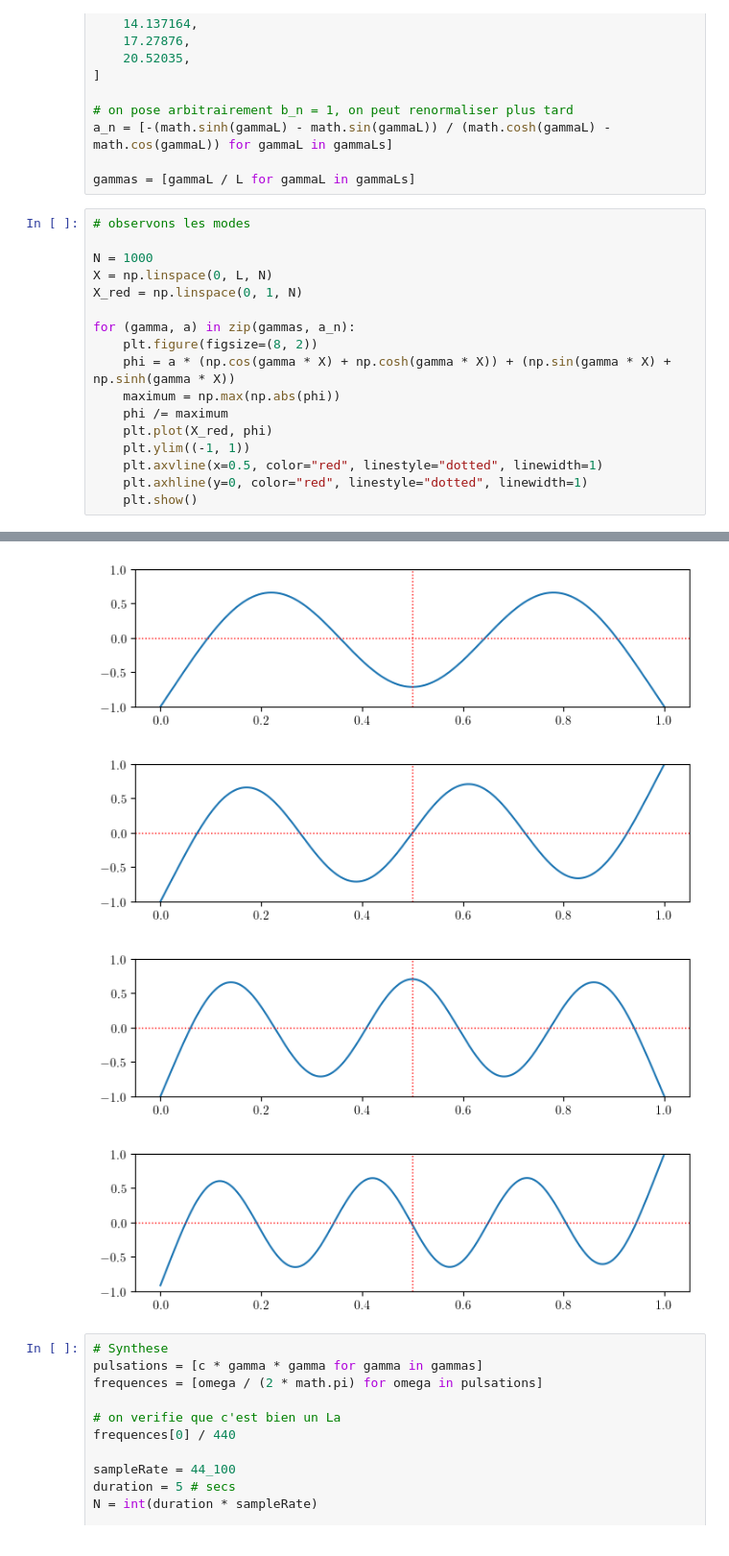
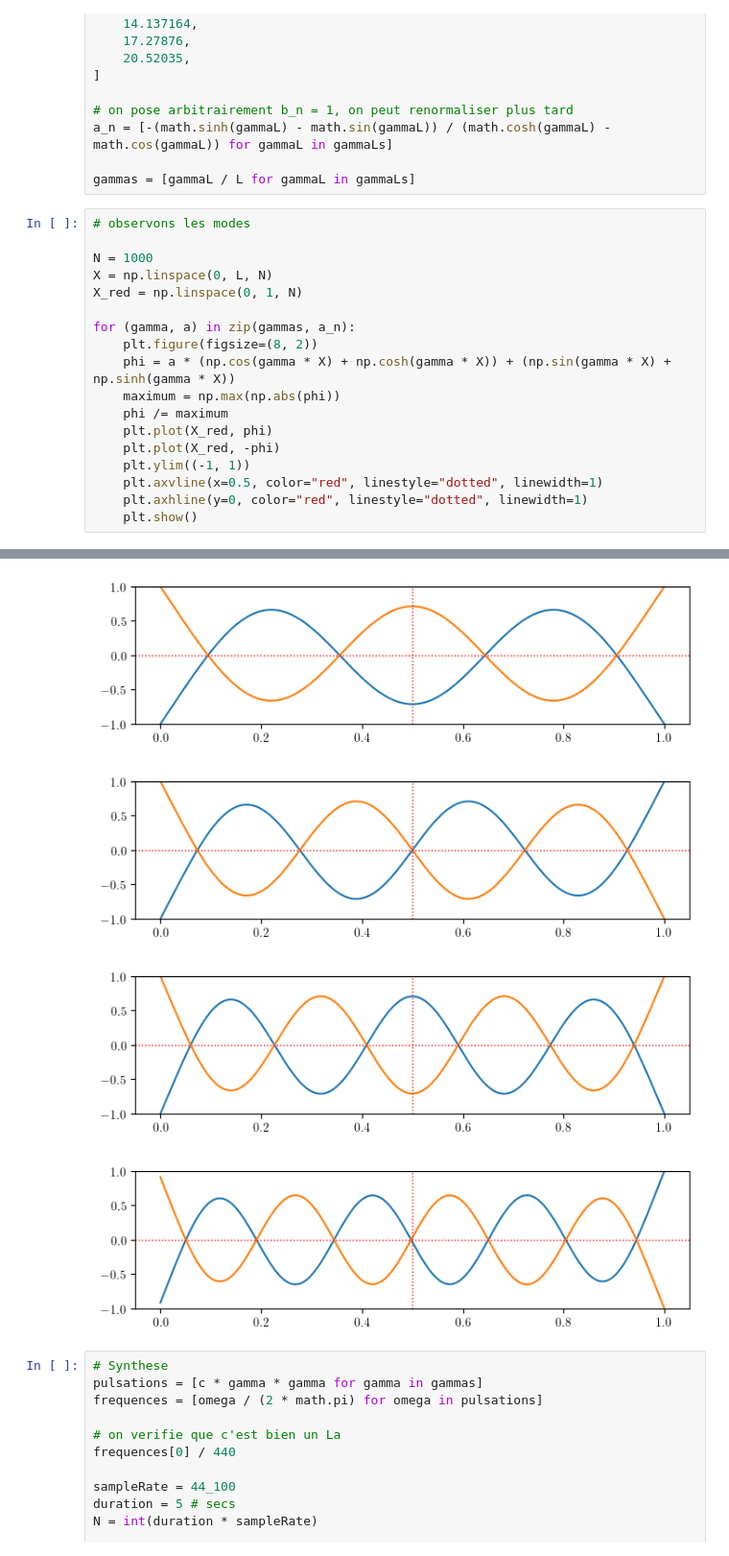
Before and after one commit to vincent-lafouasse/Glockenspiel_PhysicalModelling, a Jupyter notebook: percu1.ipynb, the cells around one changed output, grey strips where cells are left out. Shown at 96% size. Drawn from its saved outputs; the diff is of its cells as text.

Commit message:
add opposition of phase in plot

```diff
--- a/percu1.ipynb
+++ b/percu1.ipynb
@@ -215,6 +215,7 @@ for (gamma, a) in zip(gammas, a_n):
     maximum = np.max(np.abs(phi))
     phi /= maximum
     plt.plot(X_red, phi)
+    plt.plot(X_red, -phi)
     plt.ylim((-1, 1))
     plt.axvline(x=0.5, color="red", linestyle="dotted", linewidth=1)
     plt.axhline(y=0, color="red", linestyle="dotted", linewidth=1)
@@ -225,7 +226,7 @@ for (gamma, a) in zip(gammas, a_n):
-[figure, old version]
+[figure, new version]
-[figure, old version]
+[figure, new version]
-[figure, old version]
+[figure, new version]
-[figure, old version]
+[figure, new version]
 # %%
 # Synthese
 pulsations = [c * gamma * gamma for gamma in gammas]
```
Also changed, not shown: parts of 1 cell of this notebook.
